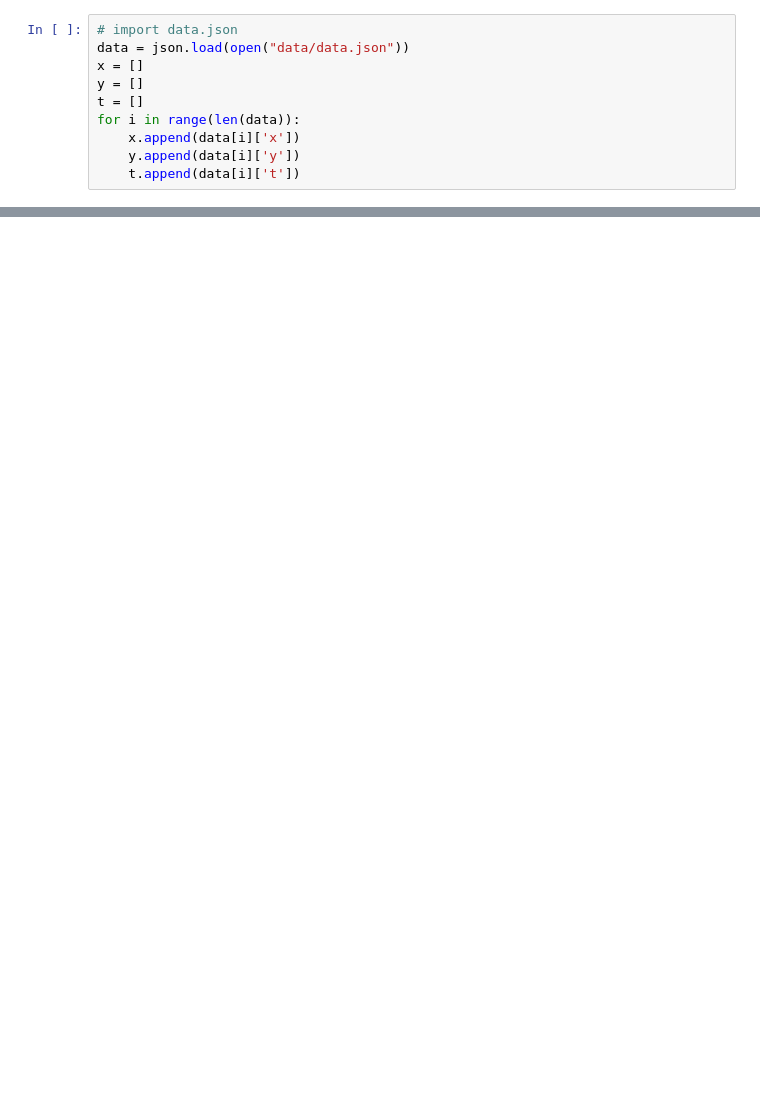
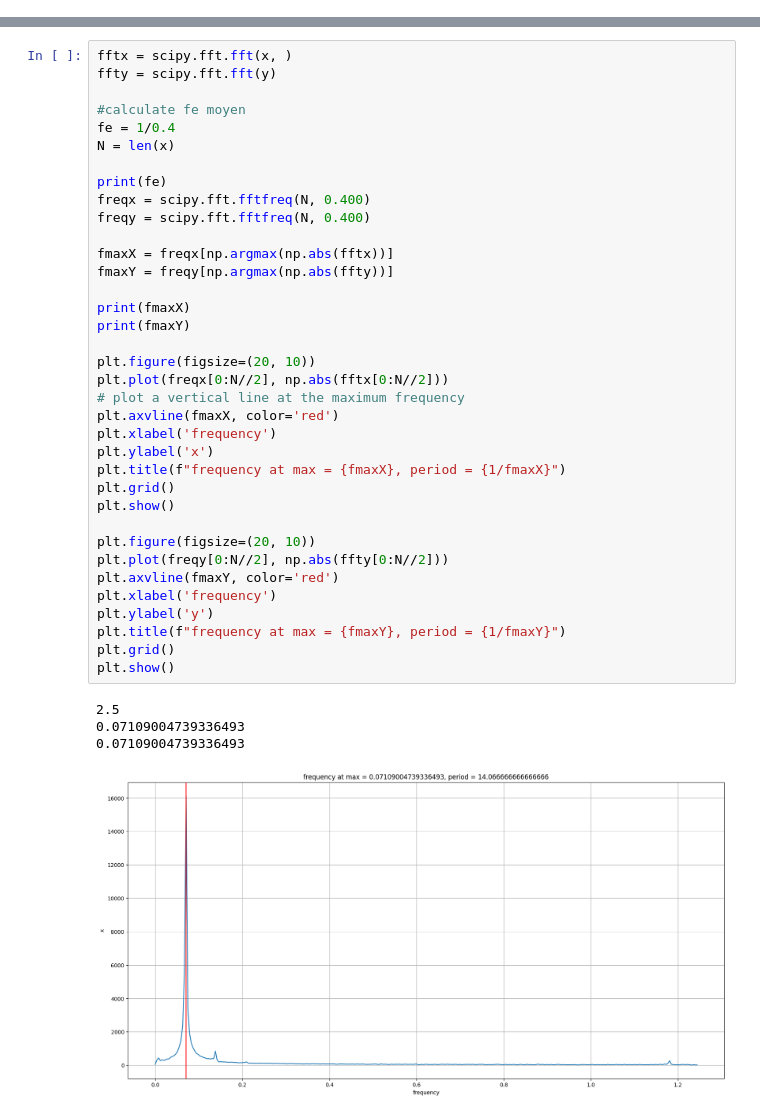
Before and after one commit to adrien-cardinale/Pendule-Foucault-Driving, a Jupyter notebook: driving.ipynb, the cells around one changed output, grey strips where cells are left out. Cells and saved outputs as stored; diff of their text form; blank space fills up the shorter version.

Commit message:
mesure period

```diff
--- a/driving.ipynb
+++ b/driving.ipynb
@@ -5,10 +6,0 @@ import numpy as np
-# %%
-# import data.json
-data = json.load(open("data/data.json"))
-x = []
-y = []
-t = []
-for i in range(len(data)):
-    x.append(data[i]['x'])
-    y.append(data[i]['y'])
-    t.append(data[i]['t'])
@@ -23,0 +80,41 @@ plt.show()
+# %%
+fftx = scipy.fft.fft(x, )
+ffty = scipy.fft.fft(y)
+
+#calculate fe moyen
+fe = 1/0.4
+N = len(x)
+
+print(fe)
+freqx = scipy.fft.fftfreq(N, 0.400)
+freqy = scipy.fft.fftfreq(N, 0.400)
+
+fmaxX = freqx[np.argmax(np.abs(fftx))]
+fmaxY = freqy[np.argmax(np.abs(ffty))]
+
+print(fmaxX)
+print(fmaxY)
+
+plt.figure(figsize=(20, 10))
+plt.plot(freqx[0:N//2], np.abs(fftx[0:N//2]))
+# plot a vertical line at the maximum frequency
+plt.axvline(fmaxX, color='red')
+plt.xlabel('frequency')
+plt.ylabel('x')
+plt.title(f"frequency at max = {fmaxX}, period = {1/fmaxX}")
+plt.grid()
+plt.show()
+
+plt.figure(figsize=(20, 10))
+plt.plot(freqy[0:N//2], np.abs(ffty[0:N//2]))
+plt.axvline(fmaxY, color='red')
+plt.xlabel('frequency')
+plt.ylabel('y')
+plt.title(f"frequency at max = {fmaxY}, period = {1/fmaxY}")
+plt.grid()
+plt.show()
+# %% [output]
+2.5
+0.07109004739336493
+0.07109004739336493
+[figure, added]
```
Also changed, not shown: parts of 5 cells of this notebook, 9 other files.
